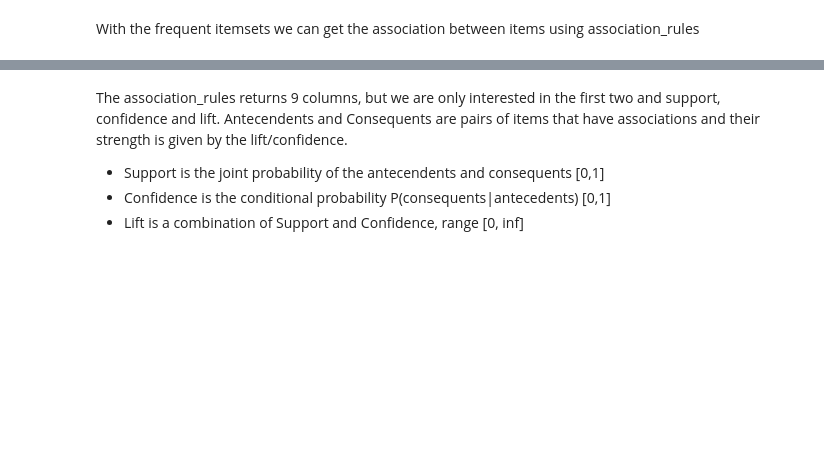
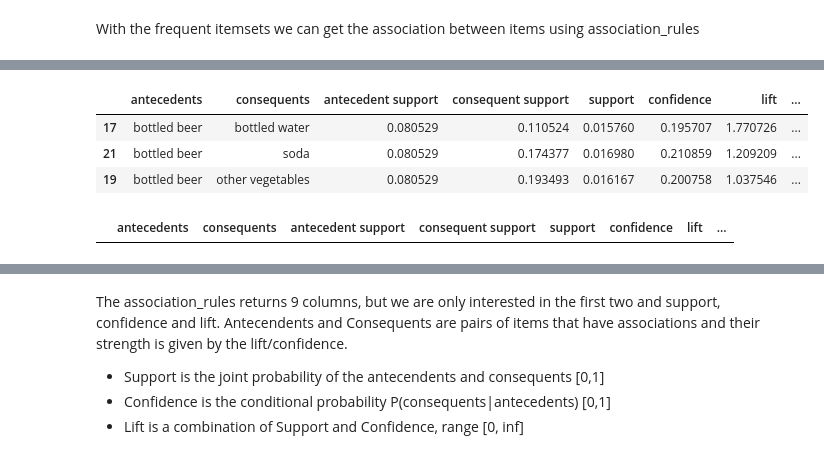
Before and after one commit to ksooklall/CUNY-SPS-Masters-DS, a Jupyter notebook: DATA_624/project/Recommender_system.ipynb, the cells around one changed output, grey strips where cells are left out. Saved outputs shown, nothing was run; the diff lists cells and outputs as text; code cells hidden in the pictures; blank space fills up the shorter version.

```diff
--- a/DATA_624/project/Recommender_system.ipynb
+++ b/DATA_624/project/Recommender_system.ipynb
@@ -140,0 +154,11 @@ rules.head()
+# %%
+rules[rules['antecedents'].eq('bottled beer')].head()
+# %% [output]
+|  | antecedents | consequents | antecedent support | consequent support | support | confidence | lift | ... |
+| 17 | bottled beer | bottled water | 0.080529 | 0.110524 | 0.015760 | 0.195707 | 1.770726 | ... |
+| 21 | bottled beer | soda | 0.080529 | 0.174377 | 0.016980 | 0.210859 | 1.209209 | ... |
+| 19 | bottled beer | other vegetables | 0.080529 | 0.193493 | 0.016167 | 0.200758 | 1.037546 | ... |
+# %%
+rules[rules['antecedents'].eq('red/blush wine')].head()
+# %% [output]
+|  | antecedents | consequents | antecedent support | consequent support | support | confidence | lift | ... |
```
Also changed, not shown: parts of 7 cells of this notebook, 2 other files.
